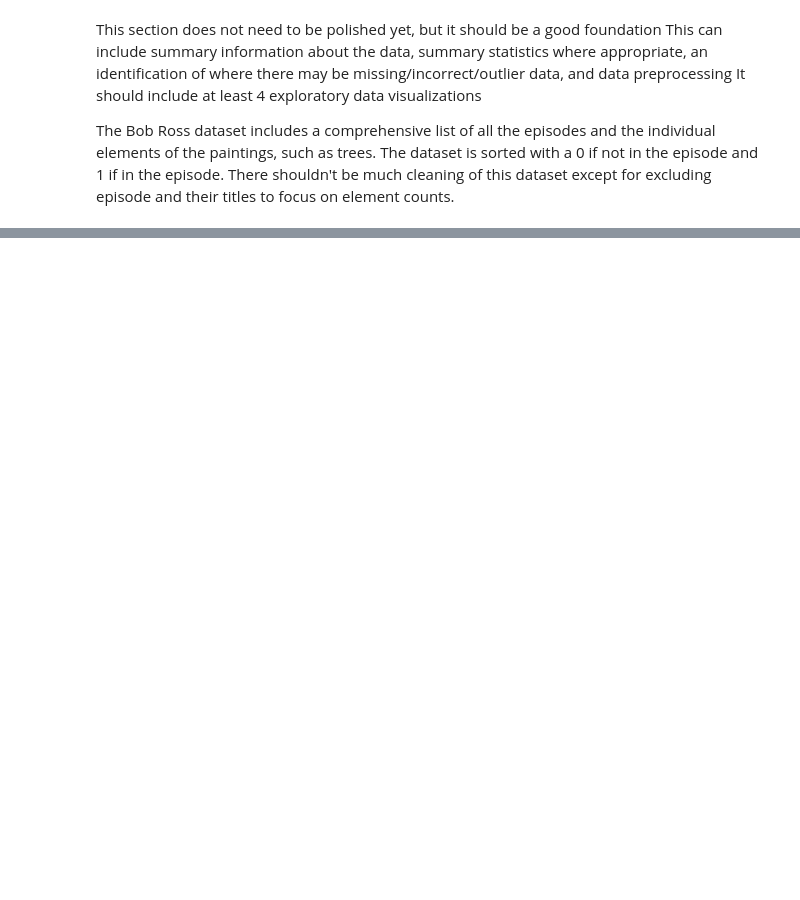
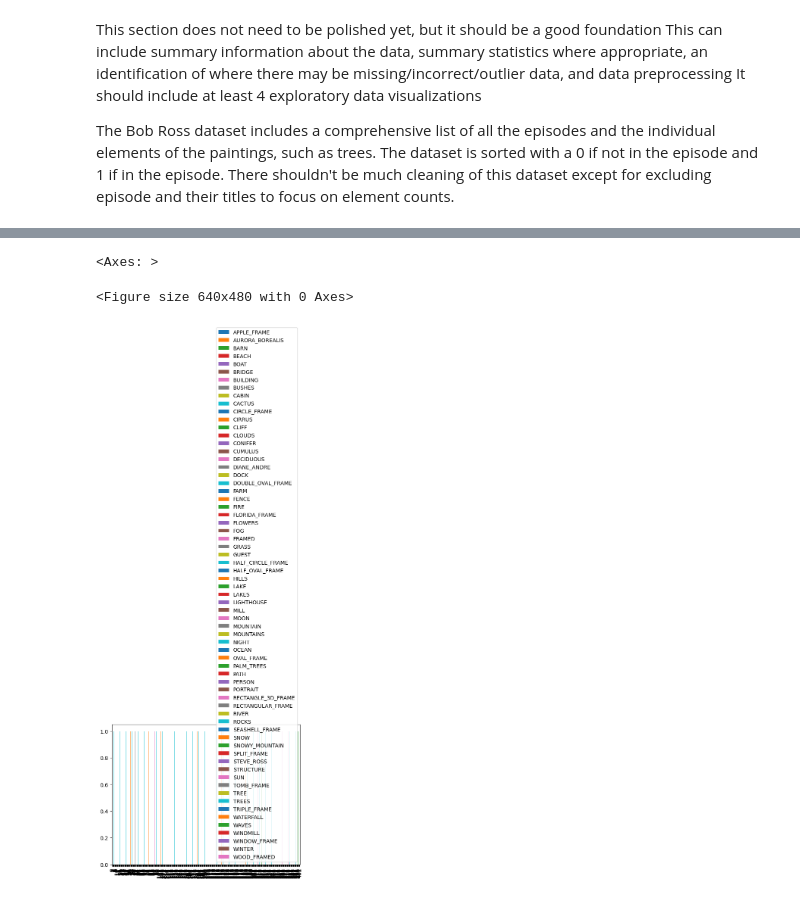
Before and after one commit to lololee88/dh140final, a Jupyter notebook: Final_Project.ipynb, the cells around one changed output, grey strips where cells are left out. Drawn from its saved outputs; the diff is of its cells as text; code cells hidden in the pictures; blank space fills up the shorter version.

```diff
--- a/Final_Project.ipynb
+++ b/Final_Project.ipynb
@@ -38,0 +62,7 @@ plt.show()
+# %%
+plt.figure()
+dp.plot(kind='bar')
+# %% [output]
+<Axes: >
+<Figure size 640x480 with 0 Axes>
+[figure, added]
```
Also changed, not shown: parts of 15 cells of this notebook, 2 other files.
